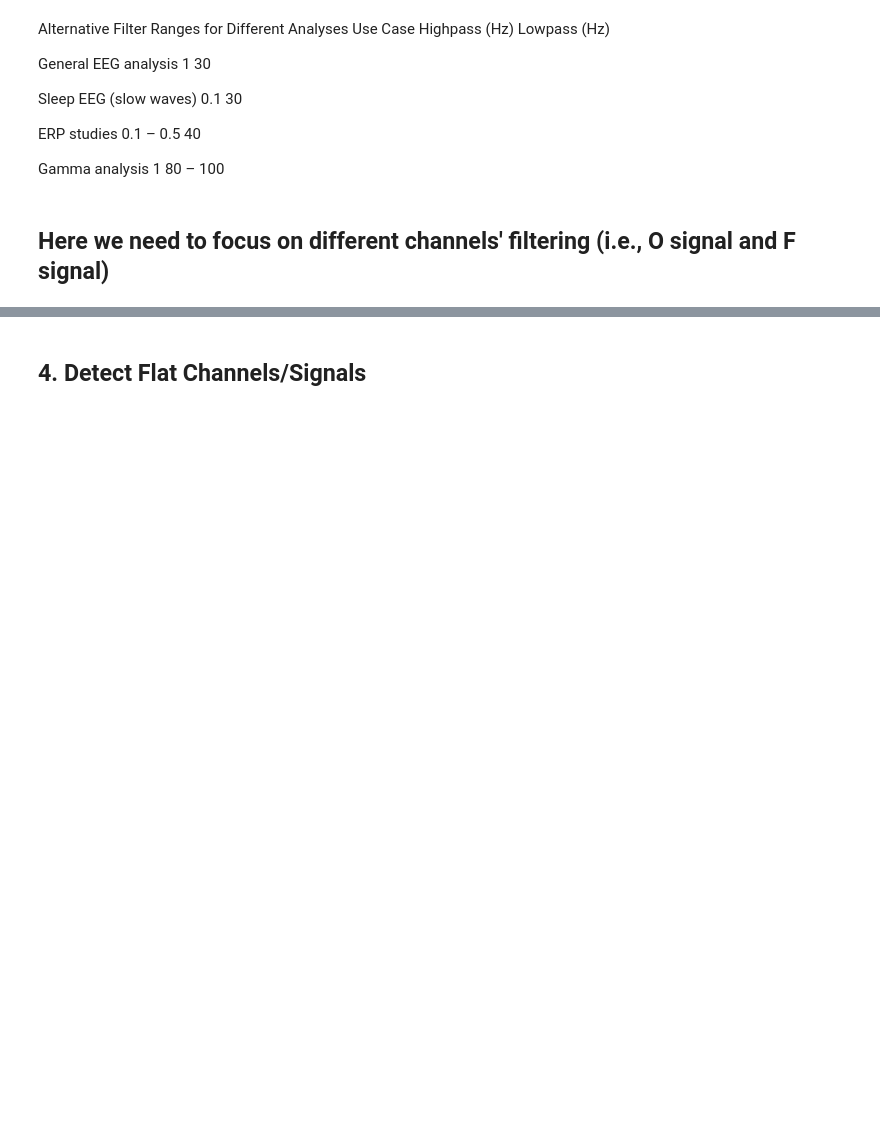
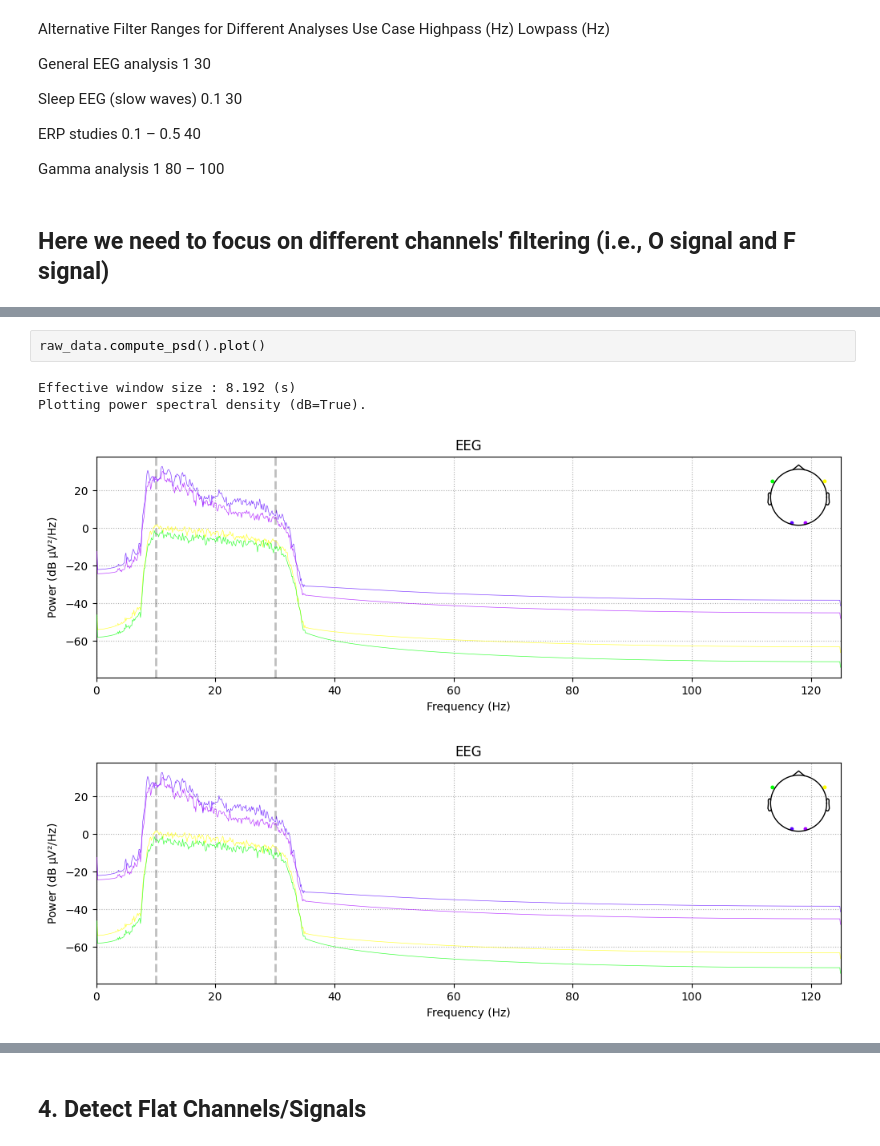
Before and after one commit to tanoManzo/EEG_2025, a Jupyter notebook: Preproc_raws_EEG_Dreem.ipynb, the cells around one changed output, grey strips where cells are left out. Cells and saved outputs as stored; diff of their text form; blank space fills up the shorter version.

```diff
--- a/Preproc_raws_EEG_Dreem.ipynb
+++ b/Preproc_raws_EEG_Dreem.ipynb
@@ -169,0 +185,7 @@ plt.close()
+# %%
+raw_data.compute_psd().plot()
+# %% [output]
+Effective window size : 8.192 (s)
+Plotting power spectral density (dB=True).
+[figure, added]
+[figure, added]
```
Also changed, not shown: parts of 19 cells of this notebook.
